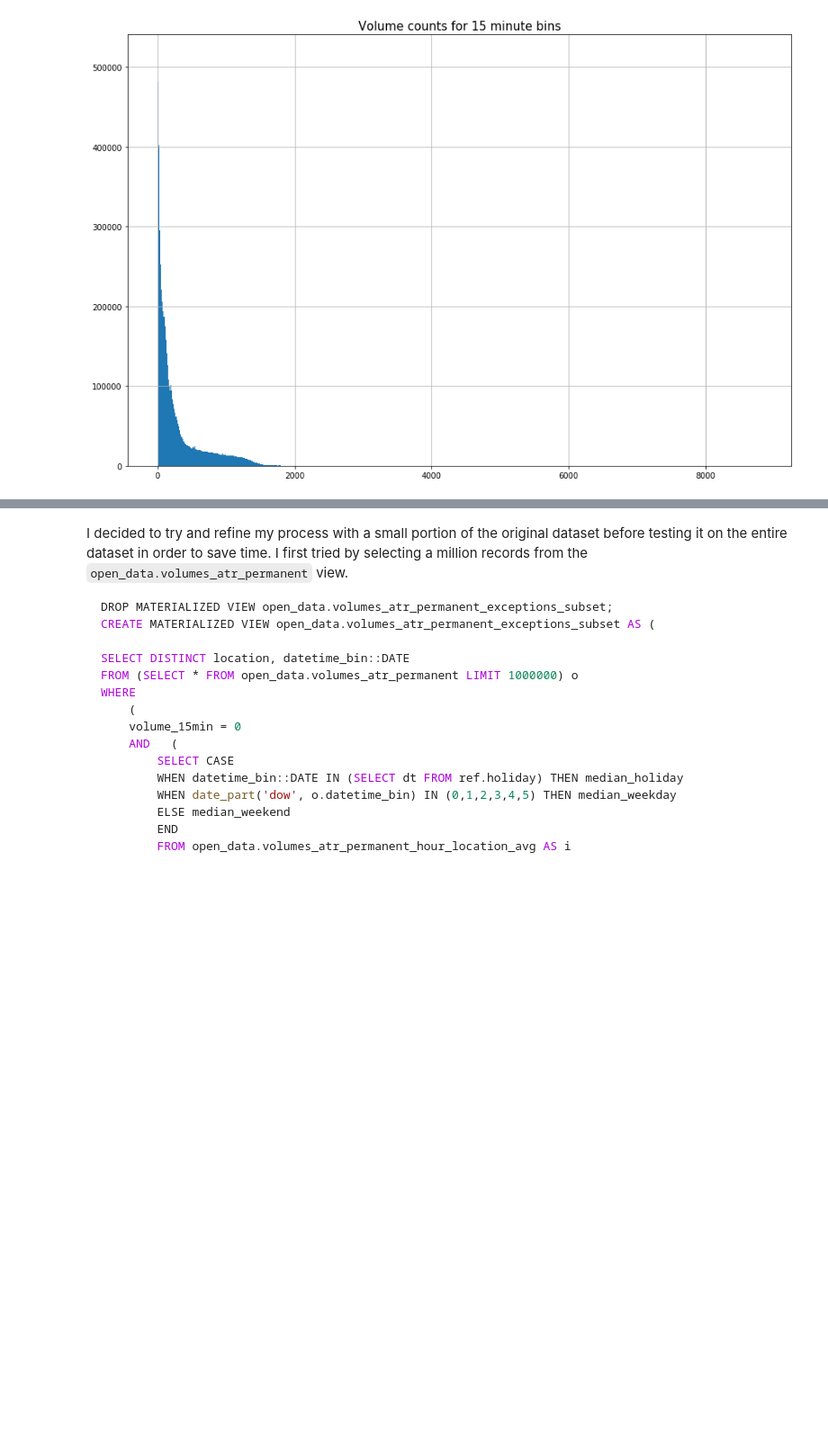
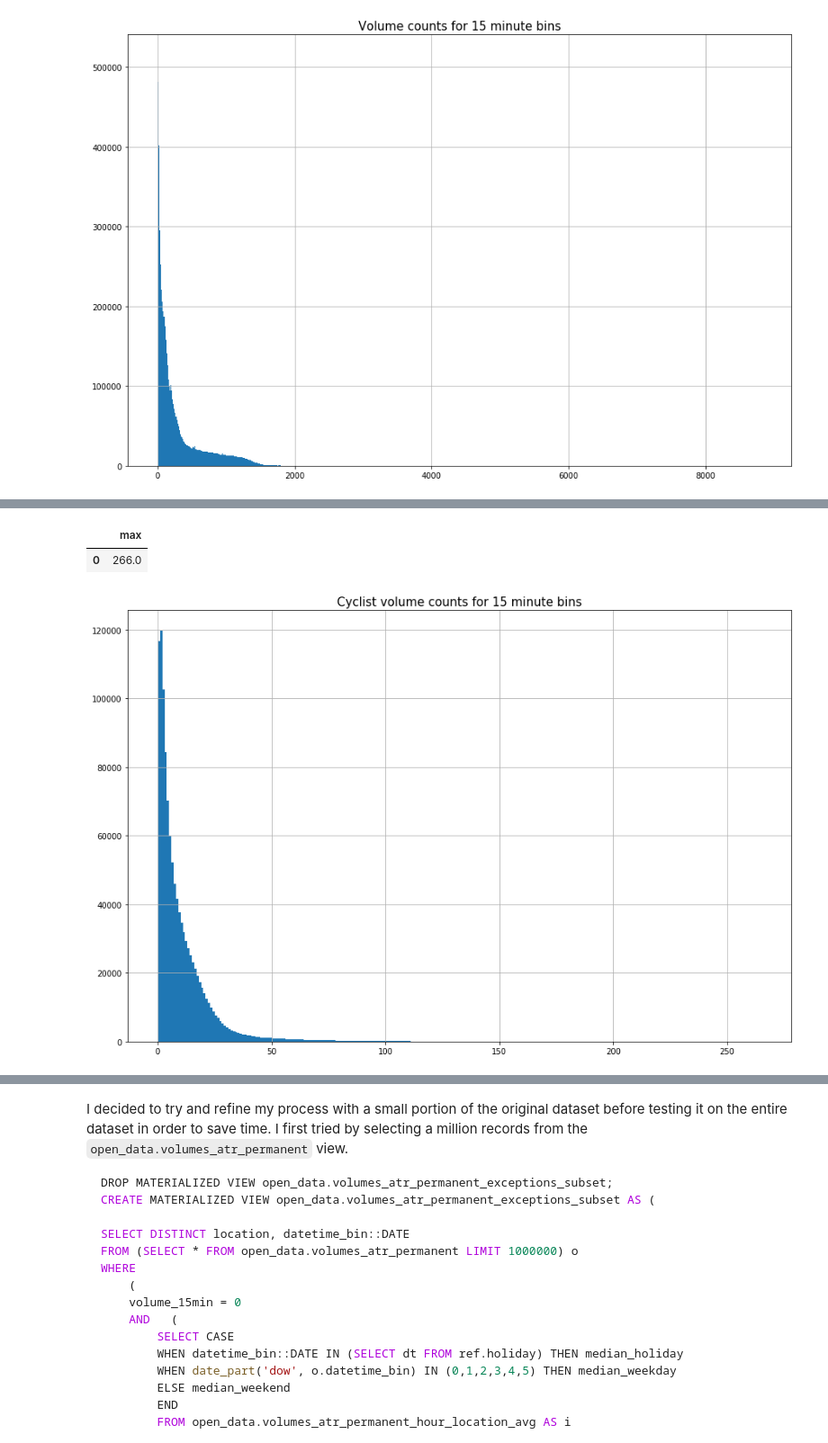
Before and after one commit to CityofToronto/bdit_data-sources, a Jupyter notebook: volumes/open_data/atr_extreme_value_checks.ipynb, the cells around one changed output, grey strips where cells are left out. Shown at 90% size. Saved outputs shown, nothing was run; the diff lists cells and outputs as text; code cells hidden in the pictures; blank space fills up the shorter version.

Commit message:
Finished finding the ATR permanent extreme values
 #161 #162

```diff
--- a/volumes/open_data/atr_extreme_value_checks.ipynb
+++ b/volumes/open_data/atr_extreme_value_checks.ipynb
@@ -877,0 +880,28 @@ plt.rc('axes', titlesize=15)
+# %%
+# look at Cyclist statistics
+# the maximum value is reasonable
+sql = '''
+SELECT MAX(volume_15min)
+FROM open_data.volumes_atr_permanent
+WHERE class_type = 'Cyclists';
+'''
+pandasql.read_sql(sql, con)
+# %% [output]
+|  | max |
+| 0 | 266.0 |
+# %%
+sql_bikes = '''
+SELECT volume_15min
+FROM open_data.volumes_atr_permanent
+WHERE class_type = 'Cyclists';
+'''
+bikes = pandasql.read_sql(sql_bikes, con)
+# %%
+bin_val = np.arange(min(bikes['volume_15min']), max(bikes['volume_15min']), 1)
+
+bikes.hist(bins=bin_val, figsize=(15,10))
+plt.title('Cyclist volume counts for 15 minute bins')
+plt.rc('font', size=10)
+plt.rc('axes', titlesize=15)
+# %% [output]
+[figure, added]
```
Also changed, not shown: parts of 7 cells of this notebook.
